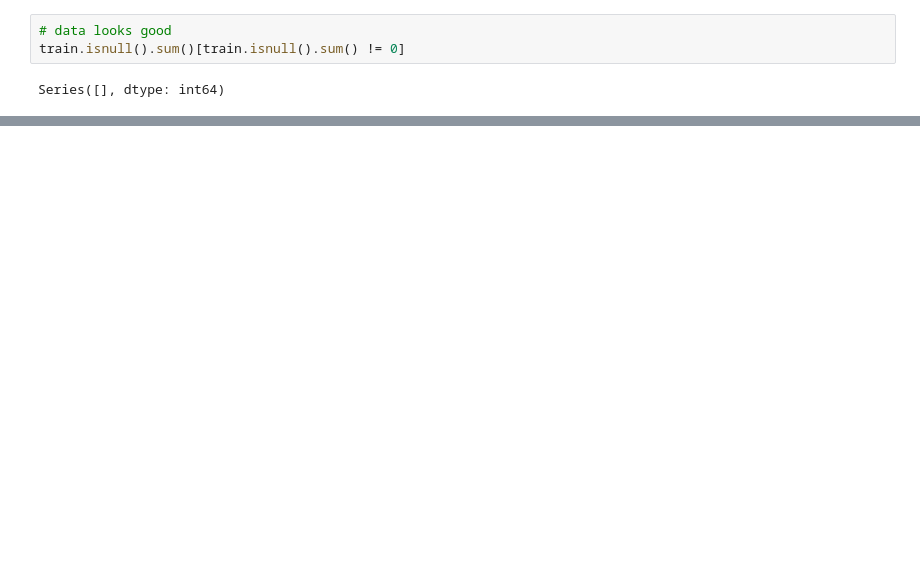
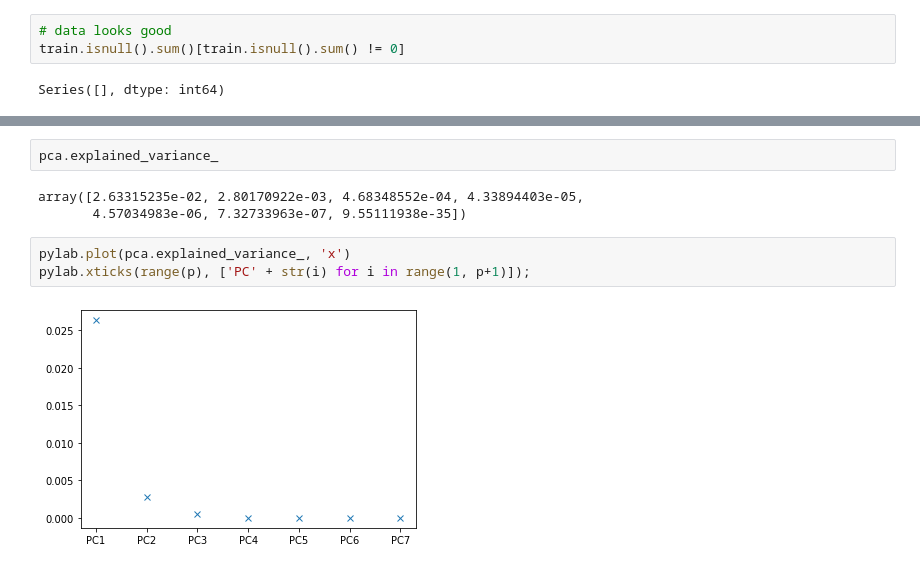
Before and after one commit to lukaszbinden/mli, a Jupyter notebook: assignments/assignment_1/Assignment 2 Question 4 PCA.ipynb, the cells around one changed output, grey strips where cells are left out. Saved outputs shown, nothing was run; the diff lists cells and outputs as text; blank space fills up the shorter version.

```diff
--- a/assignments/assignment_1/Assignment 2 Question 4 PCA.ipynb
+++ b/assignments/assignment_1/Assignment 2 Question 4 PCA.ipynb
@@ -198,0 +211,10 @@ sb.heatmap(sample_corr_matrix,annot=True)
+# %%
+pca.explained_variance_
+# %% [output]
+array([2.63315235e-02, 2.80170922e-03, 4.68348552e-04, 4.33894403e-05,
+       4.57034983e-06, 7.32733963e-07, 9.55111938e-35])
+# %%
+pylab.plot(pca.explained_variance_, 'x')
+pylab.xticks(range(p), ['PC' + str(i) for i in range(1, p+1)]);
+# %% [output]
+[figure, added]
```
Also changed, not shown: parts of 24 cells of this notebook.
